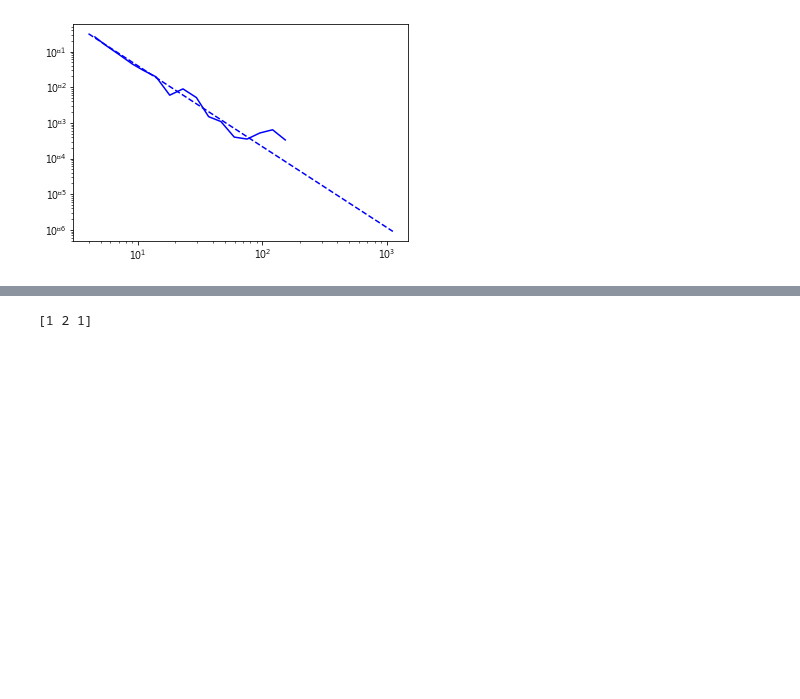
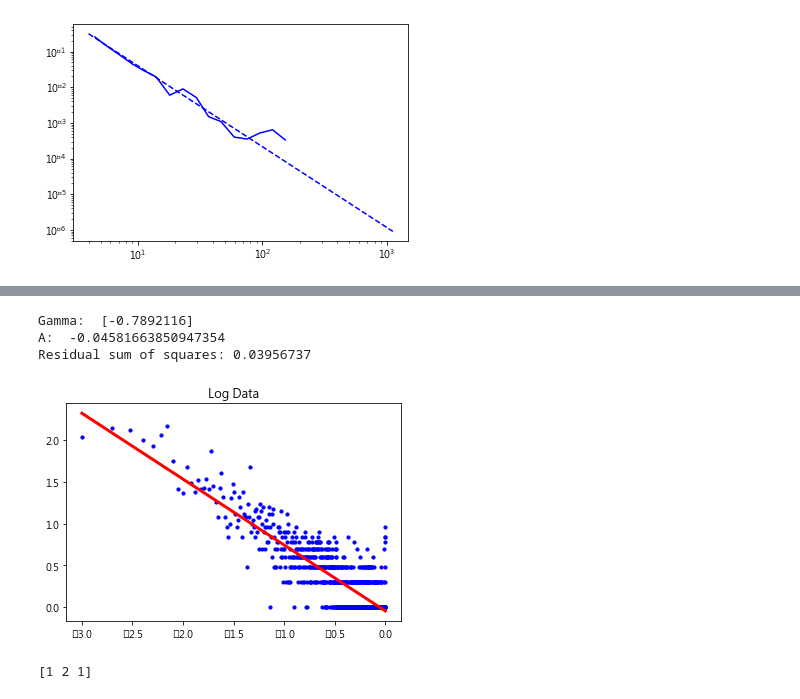
Before and after one commit to star32134212/Graph_Mining_Project, a Jupyter notebook: GraphMiningProject.ipynb, the cells around one changed output, grey strips where cells are left out. Cells and saved outputs as stored; diff of their text form; code cells hidden in the pictures; blank space fills up the shorter version.

```diff
--- a/GraphMiningProject.ipynb
+++ b/GraphMiningProject.ipynb
@@ -1087,3 +1068,11 @@ array([1123.,  108.,  138.,  130.,   99.,   84.,  113.,  148.,   55.,
+# %%
+ax = get_increasing_array(len(test1))
+log_and_fit(ax[1:]/1000,test1[1:]+1)
+# %% [output]
+Gamma:  [-0.7892116]
+A:  -0.04581663850947354
+Residual sum of squares: 0.03956737
+[figure, added]
 # %%
 te = np.array([1,2,-1])
 print(np.where(te==-1, 1, te) )
```
Also changed, not shown: parts of 8 cells of this notebook.
